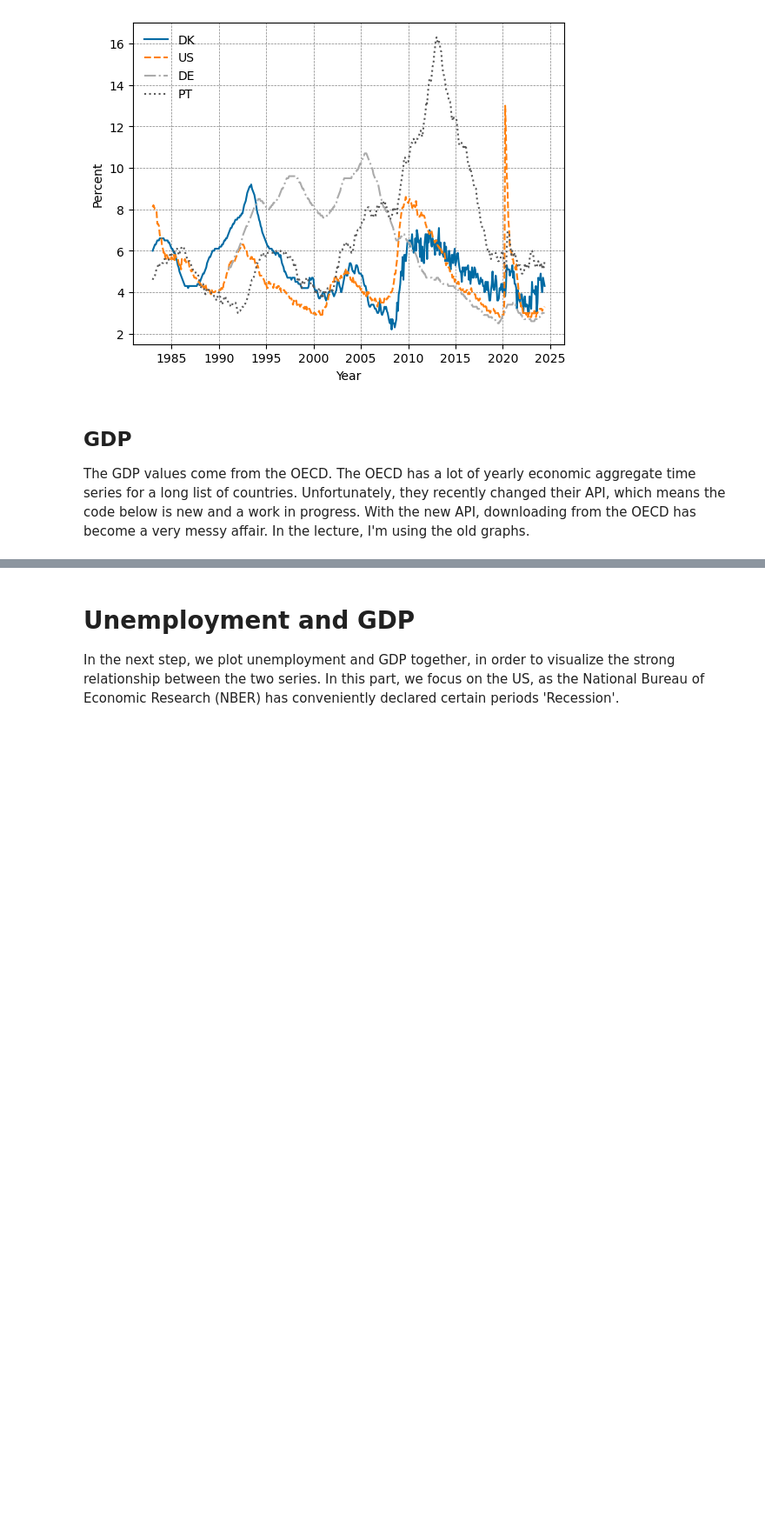
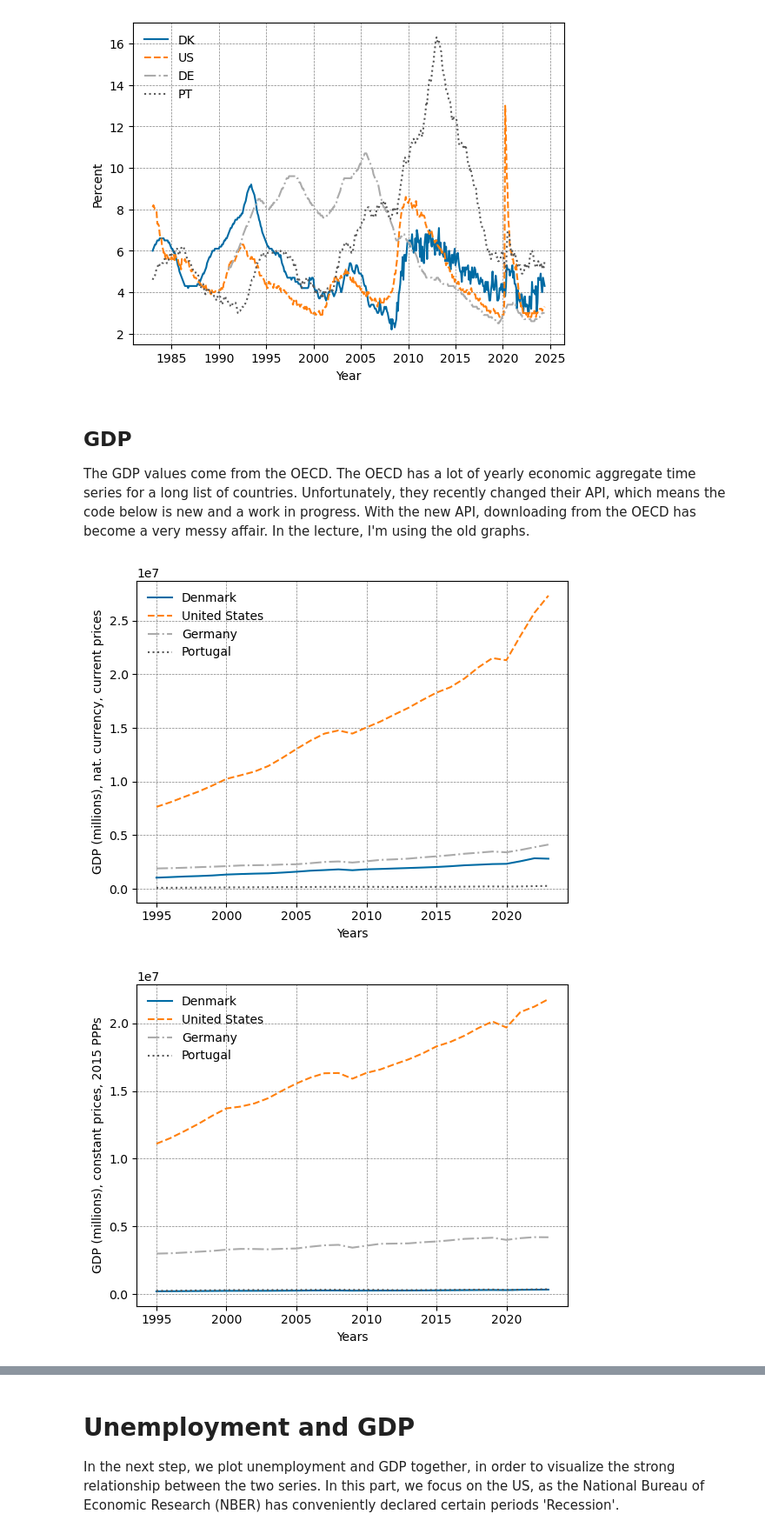
Before and after one commit to jvkramer/MacroIII_public, a Jupyter notebook: Lecture 1/Lec1.ipynb, the cells around one changed output, grey strips where cells are left out. Shown at 87% size. Cells and saved outputs as stored; diff of their text form; code cells hidden in the pictures; blank space fills up the shorter version.

Commit message:
Update OECD API

```diff
--- a/Lecture 1/Lec1.ipynb
+++ b/Lecture 1/Lec1.ipynb
@@ -96,3 +96,83 @@ plt.show()
 ## GDP
 
 The GDP values come from the OECD. The OECD has a lot of yearly economic aggregate time series for a long list of countries. Unfortunately, they recently changed their API, which means the code below is new and a work in progress. With the new API, downloading from the OECD has become a very messy affair. In the lecture, I'm using the old graphs.
+# %%
+
+url = 'https://sdmx.oecd.org/public/rest/data/OECD.SDD.TPS,DSD_PDB@DF_PDB_LV,/PRT+USA+DNK+DEU.A.GDP+GDPHRS+GDPPOP......?startPeriod=1970&dimensionAtObservation=AllDimensions&format=csvfilewithlabels'
+gdp = pd.read_csv(url)
+#print(gdp.columns)
+#print(gdp['UNIT_MEASURE'].unique())
+country_set = ('DNK','USA', 'DEU', 'PRT')
+country_label = ('Denmark','United States', 'Germany', 'Portugal')
+
+## Gross Domestic Product, millions, national currency, current prices
+for cc in range(4):
+    country = country_set[cc]
+    clabel = country_label[cc]
+    selector = ((gdp['Price base'] == 'Current prices') &(gdp['UNIT_MEASURE'] == 'XDC') &(gdp['REF_AREA'] == country)&(gdp['MEASURE'] == 'GDP')  )
+    gdp_1 = gdp.loc[selector]
+    gdp_1 = gdp_1.sort_values(by= 'TIME_PERIOD')
+
+    plt.plot(gdp_1.TIME_PERIOD,gdp_1.OBS_VALUE, label = clabel, linestyle = lines[cc])
+
+plt.ylabel('GDP (millions), nat. currency, current prices')
+plt.xlabel('Years')
+plt.legend(frameon=False)
+plt.grid(color = 'grey', linestyle = '--', linewidth = 0.5)
+#plt.savefig('gdp_nominal.pdf')
+plt.show()
+
+# Gross Domestic Product, millions, PPP
+for cc in range(4):
+    country = country_set[cc]
+    clabel = country_label[cc]
+    selector = ((gdp['Price base'] == 'Constant prices') &(gdp['UNIT_MEASURE'] == 'USD_PPP') &(gdp['REF_AREA'] == country)&(gdp['MEASURE'] == 'GDP')  )
+    gdp_1 = gdp.loc[selector]
+    gdp_1 = gdp_1.sort_values(by= 'TIME_PERIOD')
+
+    plt.plot(gdp_1.TIME_PERIOD,gdp_1.OBS_VALUE, label = clabel, linestyle = lines[cc])
+
+plt.ylabel('GDP (millions), constant prices, 2015 PPPs')
+plt.xlabel('Years')
+plt.legend(frameon=False)
+plt.grid(color = 'grey', linestyle = '--', linewidth = 0.5)
+#plt.savefig('gdp_nominal.pdf')
+plt.show()
+
+## Gross Domestic Product, per capita, PPP, current prices -- Completely unclear why constant prices don't exist
+for cc in range(4):
+    country = country_set[cc]
+    clabel = country_label[cc]
+    selector = ((gdp['Price base'] == 'Current prices') &(gdp['UNIT_MEASURE'] == 'USD_PPP_PS') &(gdp['REF_AREA'] == country)&(gdp['MEASURE'] == 'GDPPOP')  )
+    gdp_1 = gdp.loc[selector]
+    gdp_1 = gdp_1.sort_values(by= 'TIME_PERIOD')
+
+    plt.plot(gdp_1.TIME_PERIOD,gdp_1.OBS_VALUE, label = clabel, linestyle = lines[cc])
+
+plt.ylabel('GDP per capita, current prices, PPP')
+plt.xlabel('Years')
+plt.legend(frameon=False)
+plt.grid(color = 'grey', linestyle = '--', linewidth = 0.5)
+#plt.savefig('gdp_nominal.pdf')
+plt.show()
+
+
+## Gross Domestic Product, per capita, PPP, current prices -- Completely unclear why constant prices don't exist
+for cc in range(4):
+    country = country_set[cc]
+    clabel = country_label[cc]
+    selector = ((gdp['Price base'] == 'Current prices') &(gdp['UNIT_MEASURE'] == 'USD_PPP_H') &(gdp['REF_AREA'] == country)&(gdp['MEASURE'] == 'GDPHRS')  )
+    gdp_1 = gdp.loc[selector]
+    gdp_1 = gdp_1.sort_values(by= 'TIME_PERIOD')
+
+    plt.plot(gdp_1.TIME_PERIOD,gdp_1.OBS_VALUE, label = clabel, linestyle = lines[cc])
+
+plt.ylabel('GDP per hour worked, constant prices, 2015 PPPs')
+plt.xlabel('Years')
+plt.legend(frameon=False)
+plt.grid(color = 'grey', linestyle = '--', linewidth = 0.5)
+#plt.savefig('gdp_nominal.pdf')
+plt.show()
+# %% [output]
+[figure, added]
+[figure, added]
```
Also changed, not shown: parts of 1 cell of this notebook, 1 other file.
